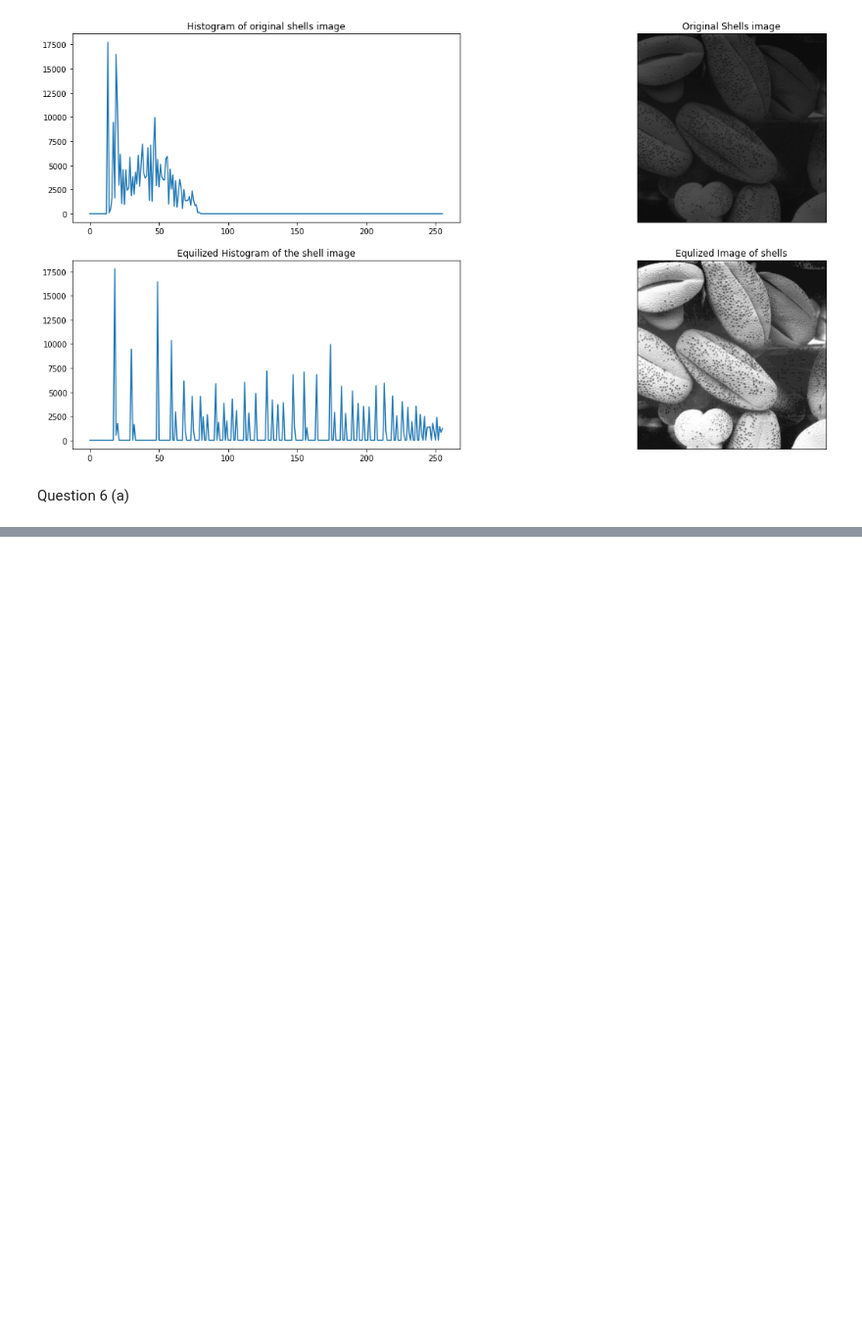
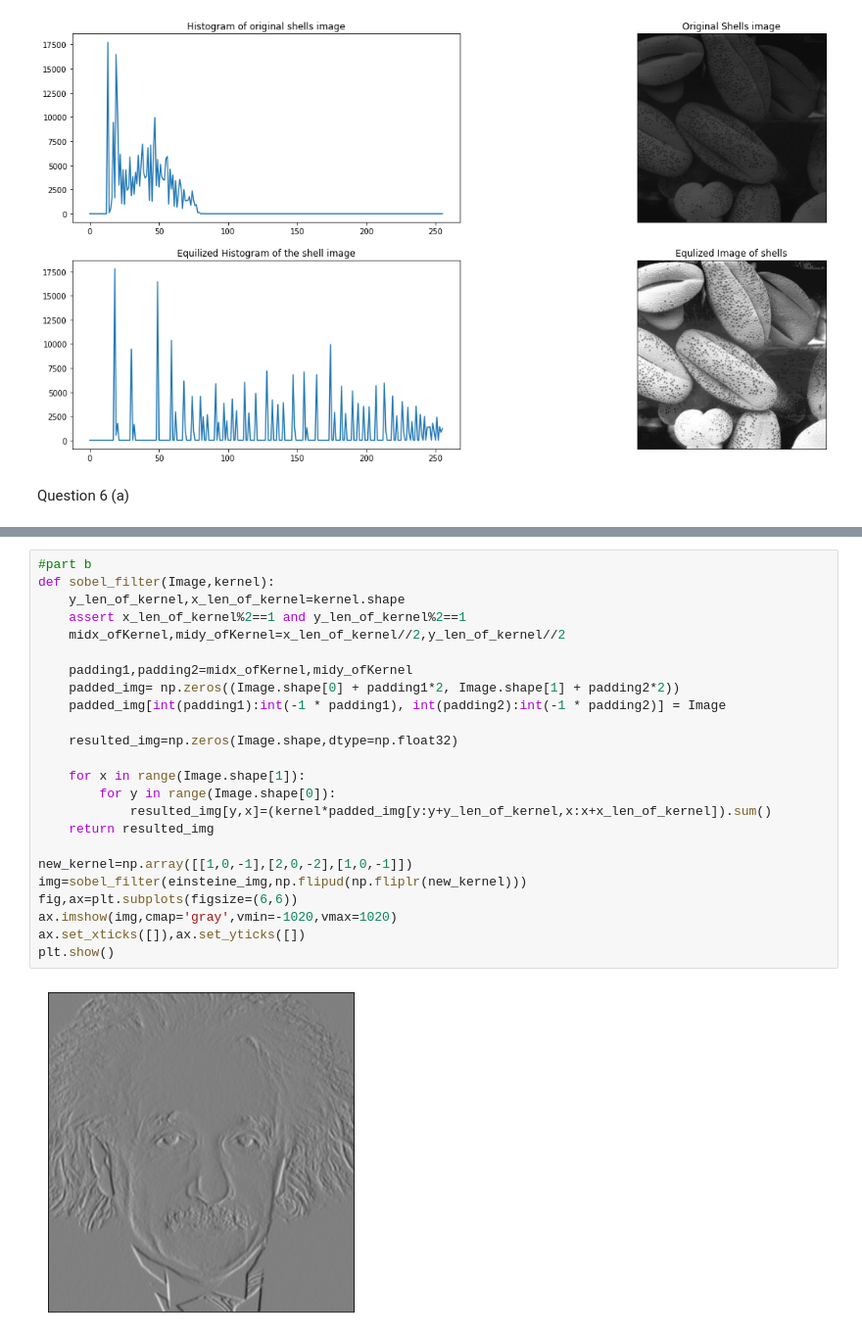
Before and after one commit to Dinuka-1999/Assignment, a Jupyter notebook: Assignment-1.ipynb, the cells around one changed output, grey strips where cells are left out. Shown at 98% size. Drawn from its saved outputs; the diff is of its cells as text; blank space fills up the shorter version.

```diff
--- a/Assignment-1.ipynb
+++ b/Assignment-1.ipynb
@@ -205,0 +204,26 @@ plt.show()
+# %%
+#part b
+def sobel_filter(Image,kernel):
+    y_len_of_kernel,x_len_of_kernel=kernel.shape
+    assert x_len_of_kernel%2==1 and y_len_of_kernel%2==1
+    midx_ofKernel,midy_ofKernel=x_len_of_kernel//2,y_len_of_kernel//2
+
+    padding1,padding2=midx_ofKernel,midy_ofKernel
+    padded_img= np.zeros((Image.shape[0] + padding1*2, Image.shape[1] + padding2*2))
+    padded_img[int(padding1):int(-1 * padding1), int(padding2):int(-1 * padding2)] = Image
+
+    resulted_img=np.zeros(Image.shape,dtype=np.float32)
+
+    for x in range(Image.shape[1]):
+        for y in range(Image.shape[0]):
+            resulted_img[y,x]=(kernel*padded_img[y:y+y_len_of_kernel,x:x+x_len_of_kernel]).sum()
+    return resulted_img
+
+new_kernel=np.array([[1,0,-1],[2,0,-2],[1,0,-1]])
+img=sobel_filter(einsteine_img,np.flipud(np.fliplr(new_kernel)))
+fig,ax=plt.subplots(figsize=(6,6))
+ax.imshow(img,cmap='gray',vmin=-1020,vmax=1020)
+ax.set_xticks([]),ax.set_yticks([])
+plt.show()
+# %% [output]
+[figure, added]
```
Also changed, not shown: parts of 4 cells of this notebook, 1 other file.
